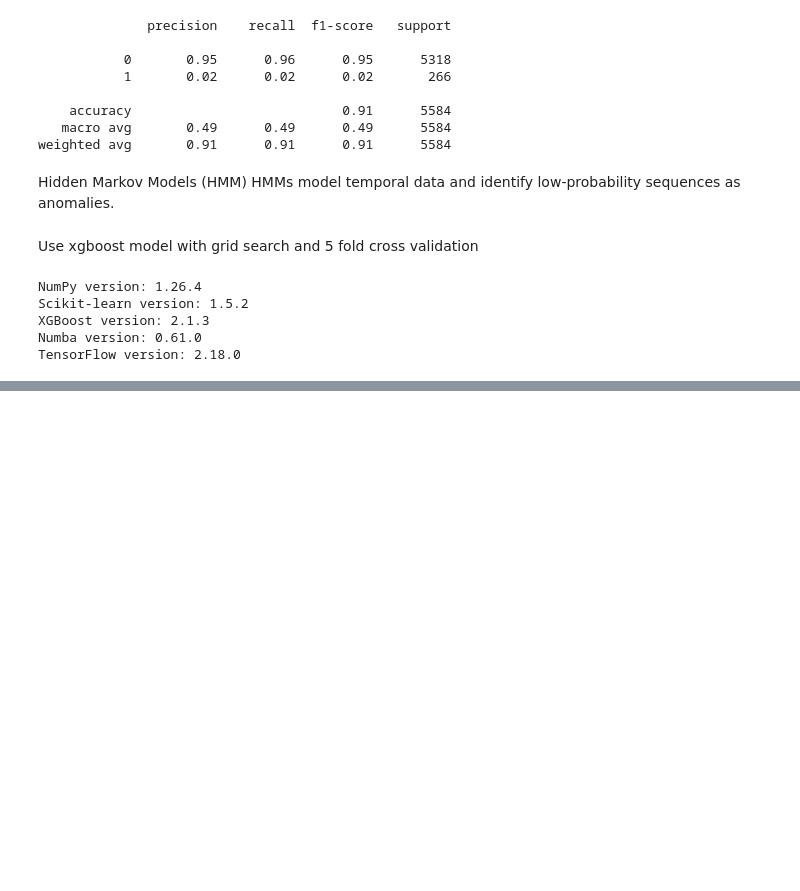
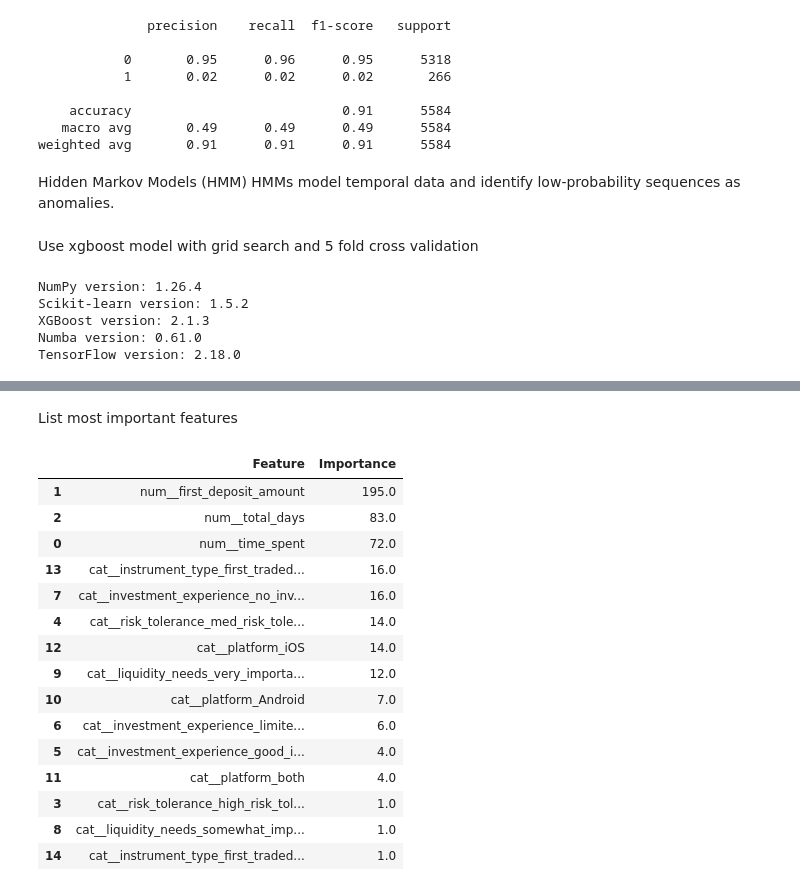
Before and after one commit to yuchild/magnimind_projects, a Jupyter notebook: robinhood_churn.ipynb, the cells around one changed output, grey strips where cells are left out. Cells and saved outputs as stored; diff of their text form; code cells hidden in the pictures; blank space fills up the shorter version.

```diff
--- a/robinhood_churn.ipynb
+++ b/robinhood_churn.ipynb
@@ -793,0 +920,43 @@ weighted avg       0.94      0.74      0.81      1117
+# %% [markdown]
+List most important features
+# %%
+import pandas as pd
+
+# Get the feature importances
+feature_importances = best_xgb_clf.get_score(importance_type="weight")
+
+# Extract feature names from preprocessor
+feature_names = preprocessor.get_feature_names_out()
+
+# Create a mapping from f0, f1, ... to actual feature names
+feature_mapping = {f"f{i}": feature_names[i] for i in range(len(feature_names))}
+
+# Convert feature importances to DataFrame
+feature_importances_df = pd.DataFrame(
+    list(feature_importances.items()), columns=["Feature", "Importance"]
+)
+
+# Map back to original feature names
+feature_importances_df["Feature"] = feature_importances_df["Feature"].map(feature_mapping)
+
+# Sort in descending order
+feature_importances_df = feature_importances_df.sort_values(by="Importance", ascending=False)
+
+feature_importances_df
+# %% [output]
+|  | Feature | Importance |
+| 1 | num__first_deposit_amount | 195.0 |
+| 2 | num__total_days | 83.0 |
+| 0 | num__time_spent | 72.0 |
+| 13 | cat__instrument_type_first_traded... | 16.0 |
+| 7 | cat__investment_experience_no_inv... | 16.0 |
+| 4 | cat__risk_tolerance_med_risk_tole... | 14.0 |
+| 12 | cat__platform_iOS | 14.0 |
+| 9 | cat__liquidity_needs_very_importa... | 12.0 |
+| 10 | cat__platform_Android | 7.0 |
+| 6 | cat__investment_experience_limite... | 6.0 |
+| 5 | cat__investment_experience_good_i... | 4.0 |
+| 11 | cat__platform_both | 4.0 |
+| 3 | cat__risk_tolerance_high_risk_tol... | 1.0 |
+| 8 | cat__liquidity_needs_somewhat_imp... | 1.0 |
+| 14 | cat__instrument_type_first_traded... | 1.0 |
```
Also changed, not shown: parts of 12 cells of this notebook.
